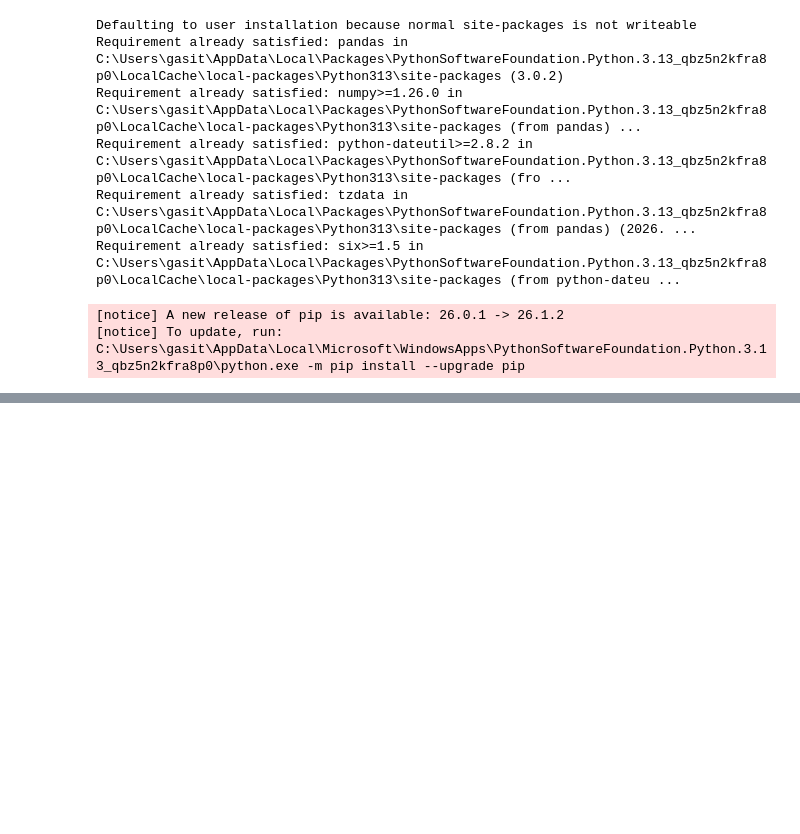
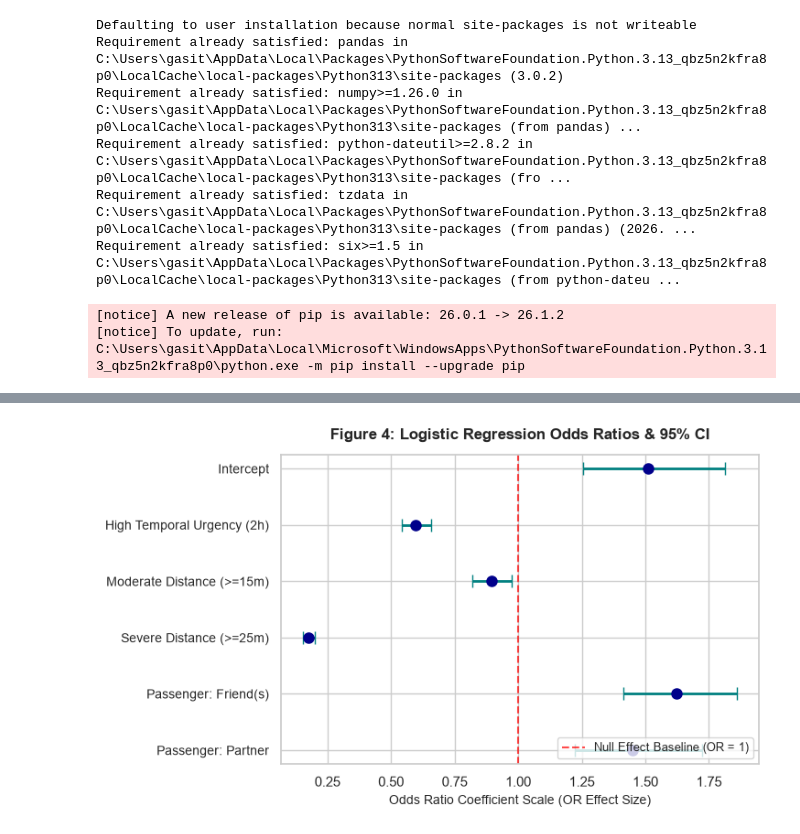
Before and after one commit to Gaxit03/CIS-3032---Project-Repo-, a Jupyter notebook: Notebooks/results1.ipynb, the cells around one changed output, grey strips where cells are left out. Cells and saved outputs as stored; diff of their text form; code cells hidden in the pictures; blank space fills up the shorter version.

```diff
--- a/Notebooks/results1.ipynb
+++ b/Notebooks/results1.ipynb
@@ -13,0 +571,54 @@ df.
+# %%
+import pandas as pd
+import numpy as np
+import matplotlib.pyplot as plt
+import seaborn as sns
+
+# Recreate the logit coefficient parameters matrix directly from your empirical findings
+odds_data = {
+    'Contextual Attribute Level': [
+        'Intercept',
+        'High Temporal Urgency (2h)',
+        'Moderate Distance (>=15m)',
+        'Severe Distance (>=25m)',
+        'Passenger: Friend(s)',
+        'Passenger: Partner'
+    ],
+    'OR': [1.510, 0.598, 0.894, 0.176, 1.621, 1.450],
+    'Lower_CI': [1.254, 0.542, 0.821, 0.154, 1.412, 1.221],
+    'Upper_CI': [1.812, 0.659, 0.973, 0.201, 1.861, 1.722]
+}
+df_odds = pd.DataFrame(odds_data)
+
+# Set visualization design constraints
+sns.set_theme(style="whitegrid")
+plt.figure(figsize=(7.5, 4.5))
+
+# Constructing the geometric forest array structures
+y_positions = np.arange(len(df_odds))
+plt.errorbar(
+    df_odds['OR'],
+    y_positions,
+    xerr=[df_odds['OR'] - df_odds['Lower_CI'], df_odds['Upper_CI'] - df_odds['OR']],
+    fmt='o',
+    color='darkblue',
+    ecolor='teal',
+    capsize=5,
+    lw=2,
+    elinewidth=2,
+    ms=8
+)
+
+# Render the vertical reference threshold for a completely neutral null effect boundary matrix
+plt.axvline(x=1.0, color='red', linestyle='--', alpha=0.7, lw=1.5, label='Null Effect Baseline (OR = 1)')
+
+# Graph final formatting
+plt.yticks(y_positions, df_odds['Contextual Attribute Level'], fontsize=10)
+plt.gca().invert_yaxis()  # Keeps the model intercept cleanly anchored at the top row position
+plt.title('Figure 4: Logistic Regression Odds Ratios & 95% CI', fontsize=12, fontweight='bold', pad=12)
+plt.xlabel('Odds Ratio Coefficient Scale (OR Effect Size)', fontsize=10)
+plt.legend(loc='lower right', fontsize=9)
+plt.tight_layout()
+plt.show()
+# %% [output]
+[figure, added]
```
Also changed, not shown: parts of 21 cells of this notebook.
